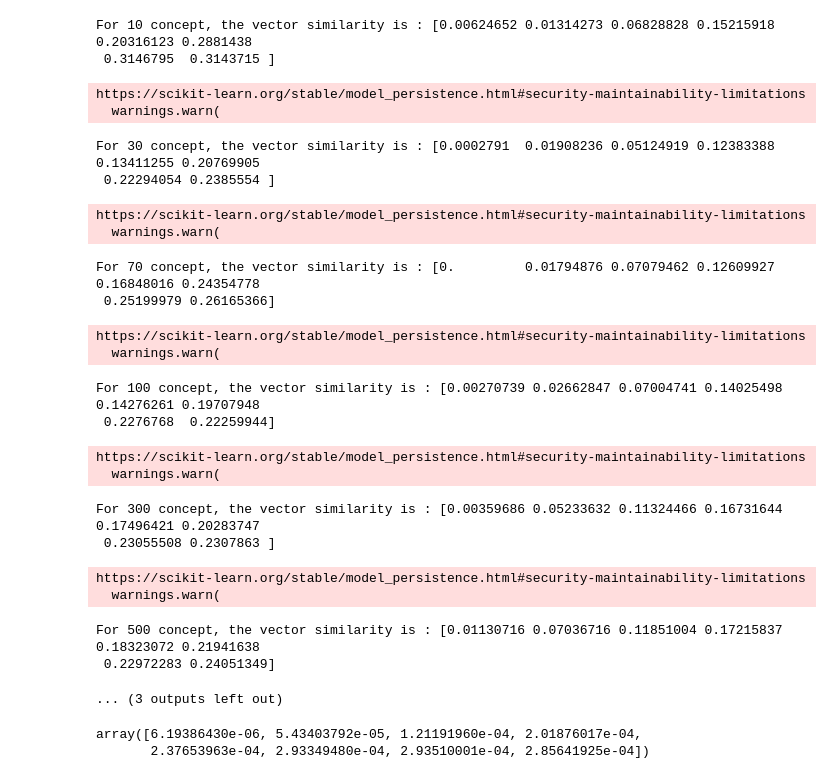
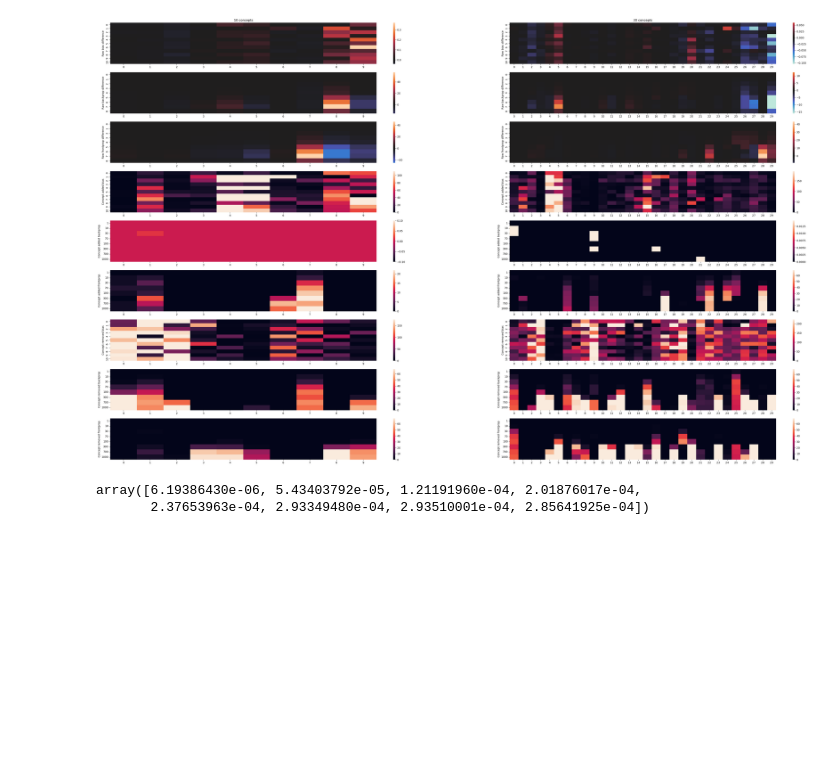
Before and after one commit to vitryt/label-free-bias-identification, a Jupyter notebook: data_recovery.ipynb, the cells around one changed output. Saved outputs shown, nothing was run; the diff lists cells and outputs as text; code cells hidden in the pictures; blank space fills up the shorter version.

Commit message:
Version with Batch concept analysis

```diff
--- a/data_recovery.ipynb
+++ b/data_recovery.ipynb
@@ -46,4 +46,5 @@ sb.heatmap(model_res["correctness_matrix"]/model_res["appearance_matrix"], vmin=
 # %%
-with open(f"models/{exp_name}/concepts_{0}_{1}.pkl", "rb") as f:
+with open(f"/data/4vitry/models/{exp_name}/concepts_{0}_{0}.pkl", "rb") as f:
     concept_res = pkl.load(f)
+concept_res["concept_results"][10][0]
 # %% [output]
@@ -55,15 +71,15 @@ studied_bias = 8
 step_amount = 70
 # %%
 exp_id = 0
-studied_bias = 4
-concept_range = range(0,7)
+studied_bias = 3
+concept_range = range(0,2)
 concept_amounts = [10, 30, 70, 100, 300, 500, 700]
-fig, axes = plt.subplots(9, len(concept_range), figsize=(70,30))
+fig, axes = plt.subplots(9, len(concept_range), figsize=(50,30))
 for index, concept_id in enumerate(concept_range):
     amount_of_concept = concept_amounts[concept_id]
-    with open(f"models/{exp_name}/bias_{exp_id}_{concept_id}.pkl", "rb") as f:
+    with open(f"/data/4vitry/models/{exp_name}/bias_{exp_id}_{concept_id}.pkl", "rb") as f:
         bias_res = pkl.load(f)
-    with open(f"models/{exp_name}/concepts_{exp_id}_{concept_id}.pkl", "rb") as f:
+    with open(f"/data/4vitry/models/{exp_name}/concepts_{exp_id}_{concept_id}.pkl", "rb") as f:
         concept_res = pkl.load(f)
     table = []
     for i in range(10):
@@ -80,46 +96,46 @@ for index, concept_id in enumerate(concept_range):
         table2.append(((bias_res[studied_bias][i][1] == 0) & (bias_res[studied_bias][i][0] > 0)).sum(axis=0))
     table2.append(sum(table2)/len(table2))
 
-    neg_added = []
-    neg_removed = []
-    pos_added = []
-    pos_removed = []
-    raw_n_diff = []
-    raw_p_diff = []
+    descent_added = []
+    descent_removed = []
+    ascent_added = []
+    ascent_removed = []
+    descent_raw_difference = []
+    ascent_raw_difference = []
     for step_amount in [1, 10, 30, 70, 100, 300, 700, 1000]:
         table_ = cu.analyze_results(concept_res["concept_results"][step_amount], studied_bias, amount_of_concept)
-        neg_added.append(table_[0]/table_[2])
-        neg_removed.append(table_[1])
-        pos_added.append(table_[3])
-        pos_removed.append(table_[4])
-        raw_n_diff.append(table_[6])
-        raw_p_diff.append(table_[7])
-    raw_n_diff.append(sum(raw_n_diff)/len(raw_n_diff))
-    raw_p_diff.append(sum(raw_p_diff)/len(raw_p_diff))
+        descent_added.append(table_["descent_added_concept"]/table_["data_size"])
+        descent_removed.append(table_["descent_removed_concept"])
+        ascent_added.append(table_["ascent_added_concept"])
+        ascent_removed.append(table_["ascent_removed_concept"])
+        descent_raw_difference.append(table_["descent_raw_difference"])
+        ascent_raw_difference.append(table_["ascent_raw_diff"])
+    descent_raw_difference.append(sum(descent_raw_difference)/len(descent_raw_difference))
+    ascent_raw_difference.append(sum(ascent_raw_difference)/len(ascent_raw_difference))
 
     sb.heatmap(table, center=0, annot=False, ax=axes[0][index])
     axes[0][index].set(ylabel="Raw bias difference", title=f"{amount_of_concept} concepts")
-    sb.heatmap(raw_n_diff, center=0, ax=axes[1][index])
+    sb.heatmap(descent_raw_difference, center=0, ax=axes[1][index])
     axes[1][index].set(ylabel="Raw backprop difference")
-    sb.heatmap(raw_p_diff, center=0, ax=axes[2][index])
+    sb.heatmap(ascent_raw_difference, center=0, ax=axes[2][index])
     axes[2][index].set(ylabel="Raw frontprop difference")
     sb.heatmap(table1, vmin=0, vmax=table1[-1].max(), annot=False, ax=axes[3][index])
     axes[3][index].set(ylabel="Concept added bias")
     sb.heatmap(table2, vmin=0, vmax=table2[-1].max(), annot=False, ax=axes[6][index])
     axes[6][index].set(ylabel="Concept removed bias")
     # table1 = [table_[0]/table_[2] - table_[1]/table_[2] - table_[3]/table_[4]]
-    sb.heatmap(neg_added, vmin=0, vmax=neg_added[-1].max(), annot=False, yticklabels=[1, 10, 30, 70, 100, 300, 700, 1000], ax=axes[4][index])
+    sb.heatmap(descent_added, vmin=0, vmax=descent_added[-1].max(), annot=False, yticklabels=[1, 10, 30, 70, 100, 300, 700, 1000], ax=axes[4][index])
     axes[4][index].set(ylabel="Concept added backprop")
 
     # table1 = [table_[0]/table_[2] - table_[1]/table_[2] - table_[3]/table_[4]]
-    sb.heatmap(neg_removed, vmin=0, vmax=neg_removed[-1].max(), annot=False, yticklabels=[1, 10, 30, 70, 100, 300, 700, 1000], ax=axes[7][index])
+    sb.heatmap(descent_removed, vmin=0, vmax=descent_removed[-1].max(), annot=False, yticklabels=[1, 10, 30, 70, 100, 300, 700, 1000], ax=axes[7][index])
     axes[7][index].set(ylabel="Concept removed backprop")
-    sb.heatmap(pos_added, vmin=0, vmax=pos_added[-1].max(), annot=False, yticklabels=[1, 10, 30, 70, 100, 300, 700, 1000], ax=axes[5][index])
+    sb.heatmap(ascent_added, vmin=0, vmax=ascent_added[-1].max(), annot=False, yticklabels=[1, 10, 30, 70, 100, 300, 700, 1000], ax=axes[5][index])
     axes[5][index].set(ylabel="Concept added frontprop")
-    sb.heatmap(pos_removed, vmin=0, vmax=pos_removed[-1].max(), annot=False, yticklabels=[1, 10, 30, 70, 100, 300, 700, 1000], ax=axes[8][index])
+    sb.heatmap(ascent_removed, vmin=0, vmax=ascent_removed[-1].max(), annot=False, yticklabels=[1, 10, 30, 70, 100, 300, 700, 1000], ax=axes[8][index])
     axes[8][index].set(ylabel="Concept removed frontprop")
 
-    v_bias_identified = np.array(neg_added)
+    v_bias_identified = np.array(descent_removed)
     v_bias_real = table1[-1]
     res = np.dot(v_bias_identified, v_bias_real)/(np.linalg.norm(v_bias_identified)*np.linalg.norm(v_bias_real))
     print(f"For {amount_of_concept} concept, the vector similarity is : {res}")
@@ -129,26 +147,4 @@ https://scikit-learn.org/stable/model_persistence.html#security-maintainability-
-For 10 concept, the vector similarity is : [0.00624652 0.01314273 0.06828828 0.15215918 0.20316123 0.2881438
- 0.3146795  0.3143715 ]
-https://scikit-learn.org/stable/model_persistence.html#security-maintainability-limitations
-  warnings.warn(
-For 30 concept, the vector similarity is : [0.0002791  0.01908236 0.05124919 0.12383388 0.13411255 0.20769905
- 0.22294054 0.2385554 ]
-https://scikit-learn.org/stable/model_persistence.html#security-maintainability-limitations
-  warnings.warn(
-For 70 concept, the vector similarity is : [0.         0.01794876 0.07079462 0.12609927 0.16848016 0.24354778
- 0.25199979 0.26165366]
-https://scikit-learn.org/stable/model_persistence.html#security-maintainability-limitations
-  warnings.warn(
-For 100 concept, the vector similarity is : [0.00270739 0.02662847 0.07004741 0.14025498 0.14276261 0.19707948
- 0.2276768  0.22259944]
-https://scikit-learn.org/stable/model_persistence.html#security-maintainability-limitations
-  warnings.warn(
-For 300 concept, the vector similarity is : [0.00359686 0.05233632 0.11324466 0.16731644 0.17496421 0.20283747
- 0.23055508 0.2307863 ]
-https://scikit-learn.org/stable/model_persistence.html#security-maintainability-limitations
-  warnings.warn(
-For 500 concept, the vector similarity is : [0.01130716 0.07036716 0.11851004 0.17215837 0.18323072 0.21941638
- 0.22972283 0.24051349]
-... (3 outputs left out)
+[figure, added]
 # %%
 def normalize(a):
     b = (a - a.min())/(a.max() - a.min())
```
Also changed, not shown: parts of 5 cells of this notebook, 2 other files.
